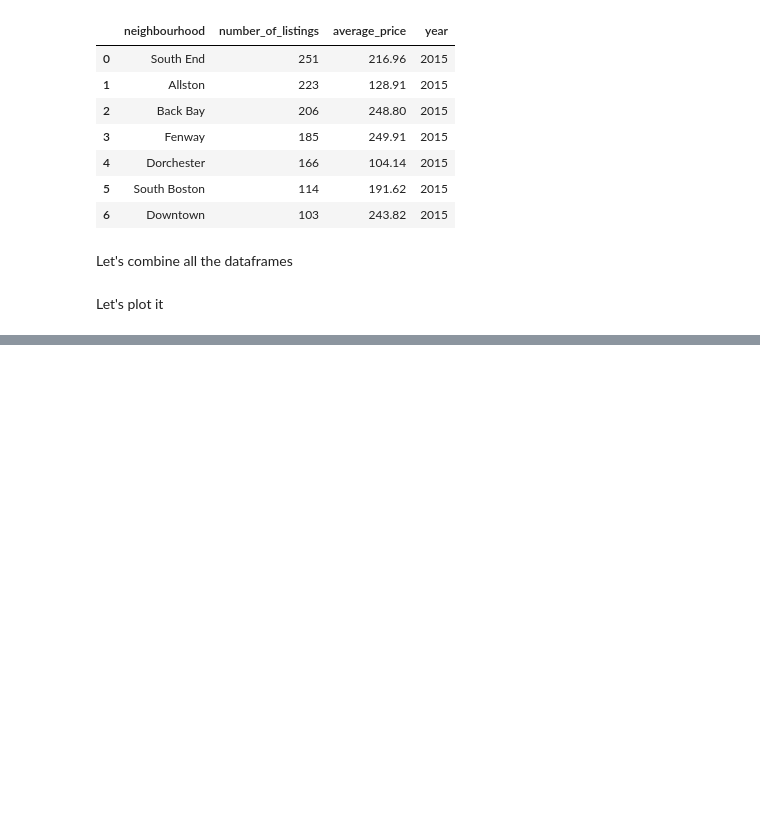
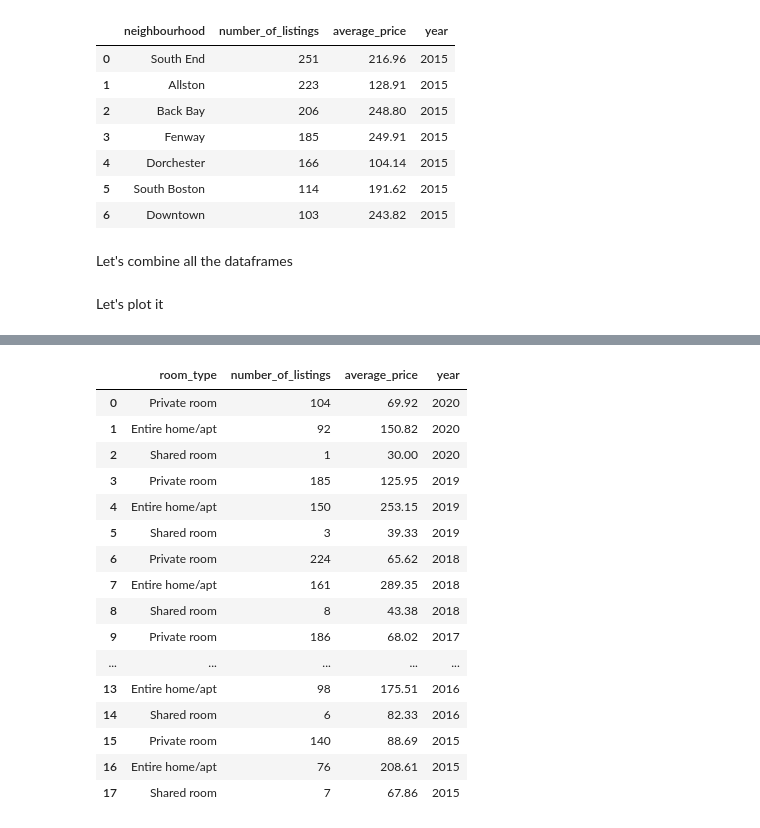
Before and after one commit to aditya-prasad-projects/Airbnb, a Jupyter notebook: Boston_Airbnb_Analysis.ipynb, the cells around one changed output, grey strips where cells are left out. Cells and saved outputs as stored; diff of their text form; code cells hidden in the pictures; blank space fills up the shorter version.

```diff
--- a/Boston_Airbnb_Analysis.ipynb
+++ b/Boston_Airbnb_Analysis.ipynb
@@ -165,7 +165,7 @@ neighbourhood_data_2016.toPandas()
 | 5 | South Boston | 174 | 187.61 | 2016 |
 | 6 | Downtown | 172 | 236.46 | 2016 |
 # %%
-neighbourhood_data_2015 = neighbourhood_data_analysis("data/Boston/2015/October/listings.csv", 2015)
+neighbourhood_data_2015 = neighbourhood_data_analysis_summary("data/Boston/2015/October/listings.csv", 2015)
 neighbourhood_data_2015.toPandas()
 # %% [output]
 |  | neighbourhood | number_of_listings | average_price | year |
@@ -472,8 +203,0 @@ fenway_neighbourhood_summary.where("year == 2015 and room_type == 'Private room'
-# %%
-fenway_neighbourhood_summary.createOrReplaceTempView("room_type")
-neighbourhood = spark.sql("""
-    SELECT room_type, count(room_type) as number_of_listings, ROUND(avg(price), 2) as average_price, year
-    FROM room_type
-    GROUP BY room_type, year
-    ORDER BY year
-""").toPandas()
@@ -661,0 +214,12 @@ fig.show()
+# %%
+def neighbourhood_data_analysis_detailed(file_path, neighbourhood, year):
+    boston_listings_df = spark.read.csv(file_path, header=True)
+    filter_cond = f"neighbourhood == '{neighbourhood}'".format(neighbourhood = neighbourhood)
+    neighbourhood_data = boston_listings_df.where(filter_cond)
+    neighbourhood_data.createOrReplaceTempView("neighbourhood")
+    return spark.sql("""
+        SELECT room_type, COUNT(room_type) as number_of_listings, ROUND(avg(price), 2) as average_price
+        FROM neighbourhood
+        GROUP BY room_type
+        ORDER BY number_of_listings desc
+    """).withColumn("year", F.lit(year))
@@ -661,0 +260,31 @@ fig.show()
+# %%
+allston_neighbourhood_2015 = neighbourhood_data_analysis_detailed("data/Boston/2015/October/listings.csv", neighbourhood, 2015)
+allston_neighbourhood_2016 = neighbourhood_data_analysis_detailed("data/Boston/2016/September/listings.csv", neighbourhood, 2016)
+allston_neighbourhood_2017 = neighbourhood_data_analysis_detailed("data/Boston/2017/October/listings.csv", neighbourhood, 2017)
+allston_neighbourhood_2018 = neighbourhood_data_analysis_detailed("data/Boston/2018/July/listings.csv", neighbourhood, 2018)
+allston_neighbourhood_2019 = neighbourhood_data_analysis_detailed("data/Boston/2019/June/listings.csv", neighbourhood, 2019)
+allston_neighbourhood_2020 = neighbourhood_data_analysis_detailed("data/Boston/2020/June/listings_original.csv", neighbourhood, 2020)
+allston_neighbourhood = allston_neighbourhood_2020.union(allston_neighbourhood_2019)
+allston_neighbourhood = allston_neighbourhood.union(allston_neighbourhood_2018)
+allston_neighbourhood = allston_neighbourhood.union(allston_neighbourhood_2017)
+allston_neighbourhood = allston_neighbourhood.union(allston_neighbourhood_2016)
+allston_neighbourhood = allston_neighbourhood.union(allston_neighbourhood_2015)
+allston_neighbourhood.toPandas()
+# %% [output]
+|  | room_type | number_of_listings | average_price | year |
+| 0 | Private room | 104 | 69.92 | 2020 |
+| 1 | Entire home/apt | 92 | 150.82 | 2020 |
+| 2 | Shared room | 1 | 30.00 | 2020 |
+| 3 | Private room | 185 | 125.95 | 2019 |
+| 4 | Entire home/apt | 150 | 253.15 | 2019 |
+| 5 | Shared room | 3 | 39.33 | 2019 |
+| 6 | Private room | 224 | 65.62 | 2018 |
+| 7 | Entire home/apt | 161 | 289.35 | 2018 |
+| 8 | Shared room | 8 | 43.38 | 2018 |
+| 9 | Private room | 186 | 68.02 | 2017 |
+| ... | ... | ... | ... | ... |
+| 13 | Entire home/apt | 98 | 175.51 | 2016 |
+| 14 | Shared room | 6 | 82.33 | 2016 |
+| 15 | Private room | 140 | 88.69 | 2015 |
+| 16 | Entire home/apt | 76 | 208.61 | 2015 |
+| 17 | Shared room | 7 | 67.86 | 2015 |
```
Also changed, not shown: parts of 64 cells of this notebook, 1 other file.
